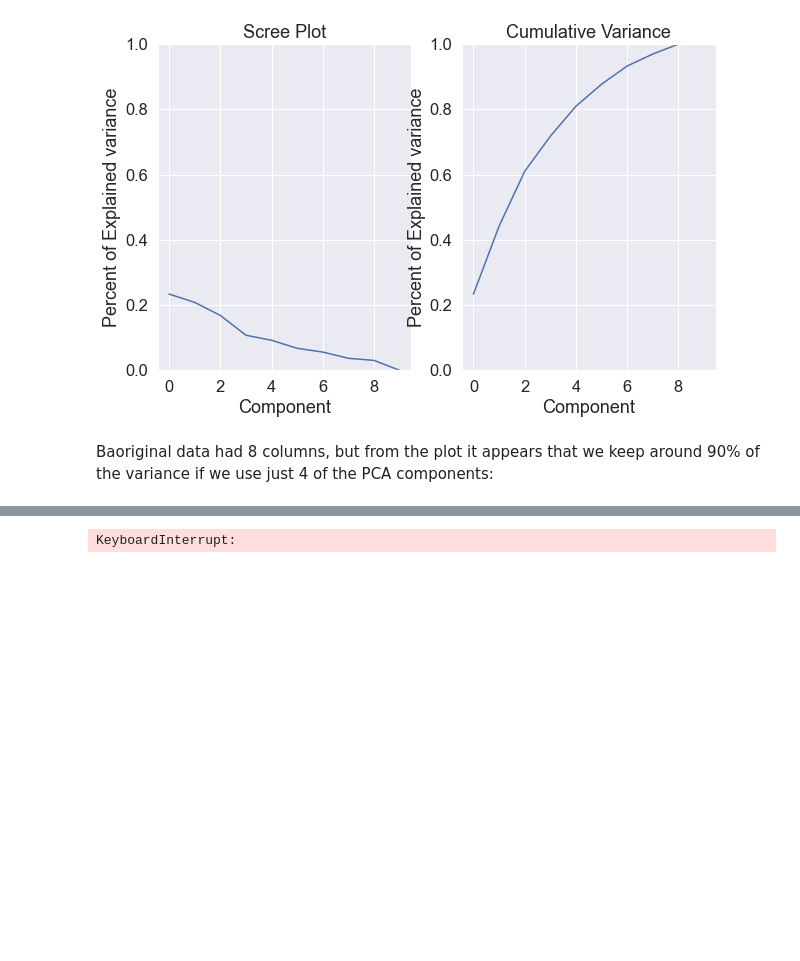
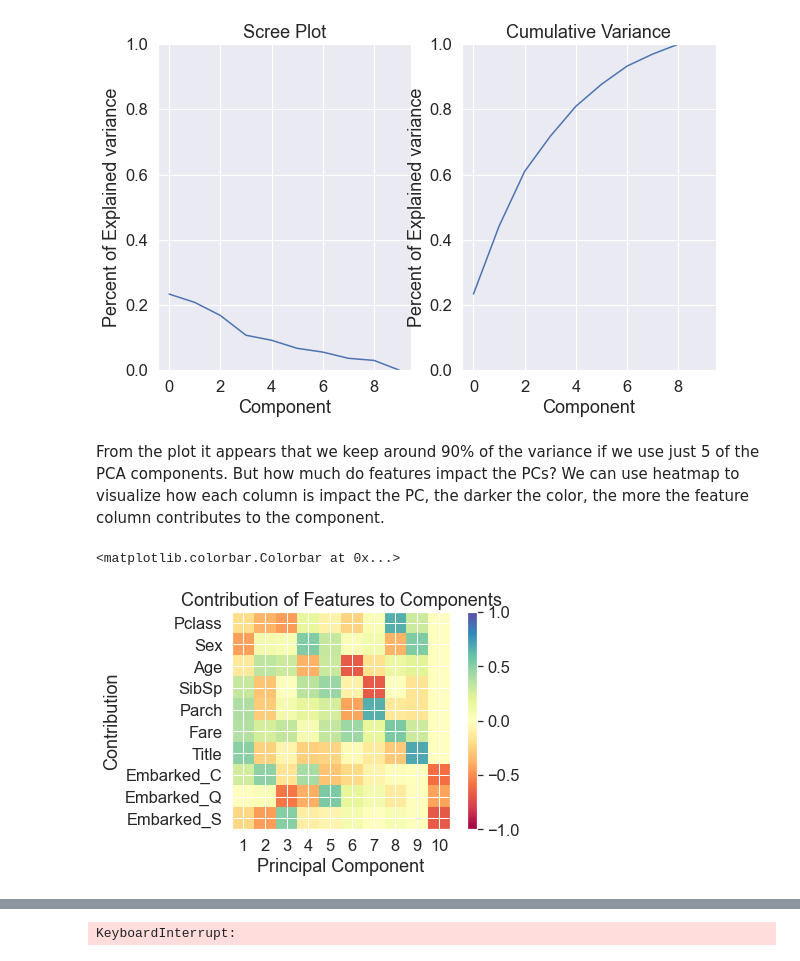
Before and after one commit to CertifaiAI/data-science-fundamentals, a Jupyter notebook: day_3/8S_End to End Example .ipynb, the cells around one changed output, grey strips where cells are left out. Saved outputs shown, nothing was run; the diff lists cells and outputs as text; code cells hidden in the pictures; blank space fills up the shorter version.

```diff
--- a/day_3/8S_End to End Example .ipynb
+++ b/day_3/8S_End to End Example .ipynb
@@ -1473,5 +1473,5 @@ A scree plot, on the other hand, is a diagnostic tool to check whether PCA works
 # %%
-pca = PCA(random_state=42)
-x_pca = pca.fit_transform(x_train_scale)
+pca_ = PCA(random_state=42)
+x_pca = pca_.fit_transform(x_train_scale)
 pca.explained_variance_ratio_
 # %% [output]
@@ -1499,4 +1497,20 @@ ylim=(0, 1))
  (0.0, 1.0)]
 [figure]
 # %% [markdown]
-Baoriginal data had 8 columns, but from the plot it appears that we keep around 90% of the variance if we use just 4 of the PCA components:
+From the plot it appears that we keep around 90% of the variance if we use just 5 of the PCA components. But how much do features impact the PCs? We can use heatmap to visualize how each column is impact the PC, the darker the color, the more the feature column contributes to the component.
+# %%
+fig, ax = plt.subplots(figsize=(6, 4))
+plt.imshow(
+pca_.components_.T,
+cmap="Spectral",
+vmin=-1,
+vmax=1)
+plt.yticks(range(len(x_train_scale.columns)), x_train_scale.columns)
+plt.xticks(range(10), range(1, 11))
+plt.xlabel("Principal Component")
+plt.ylabel("Contribution")
+plt.title( "Contribution of Features to Components")
+plt.colorbar()
+# %% [output]
+<matplotlib.colorbar.Colorbar at 0x...>
+[figure, added]
```
Also changed, not shown: parts of 13 cells of this notebook.
